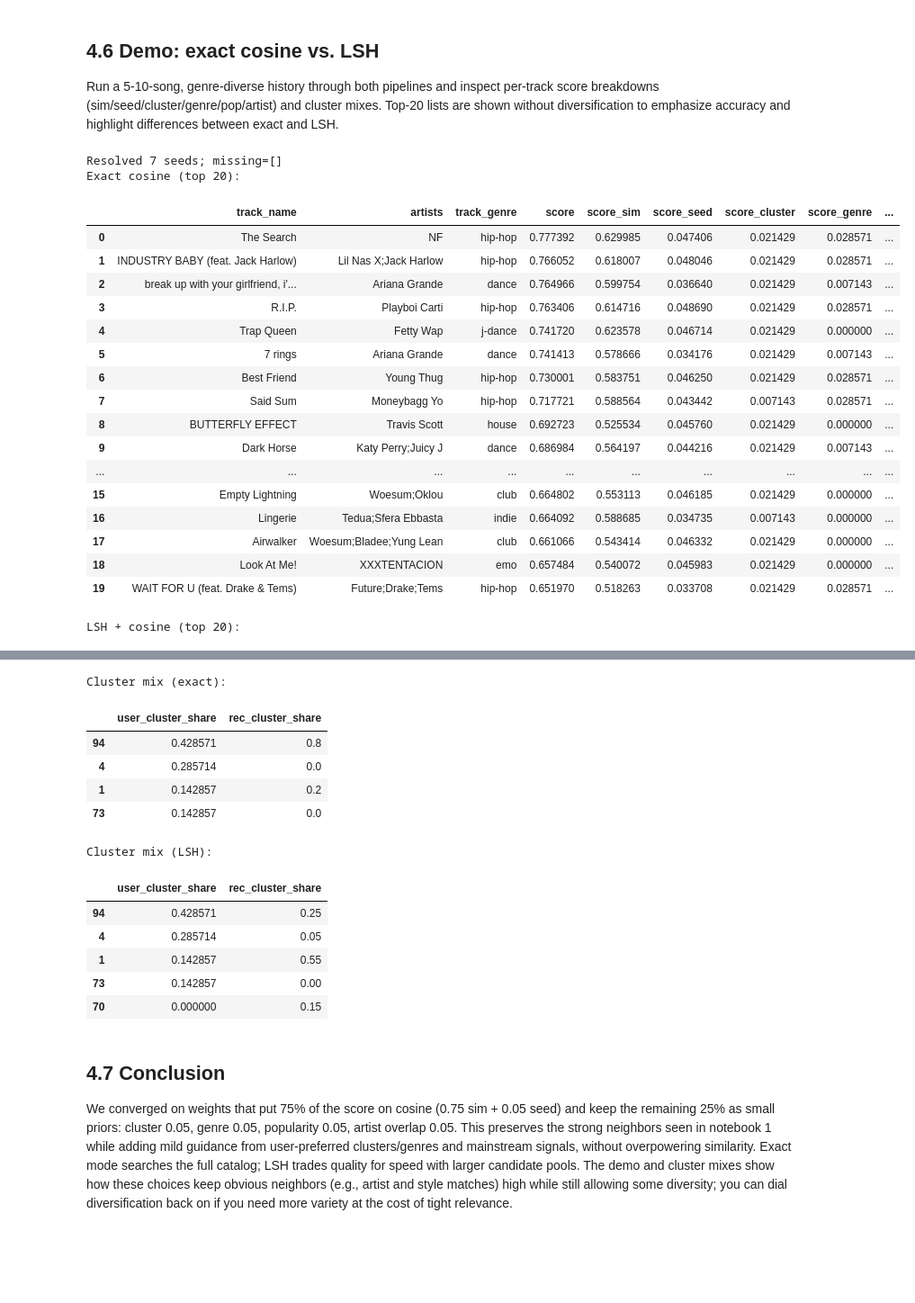
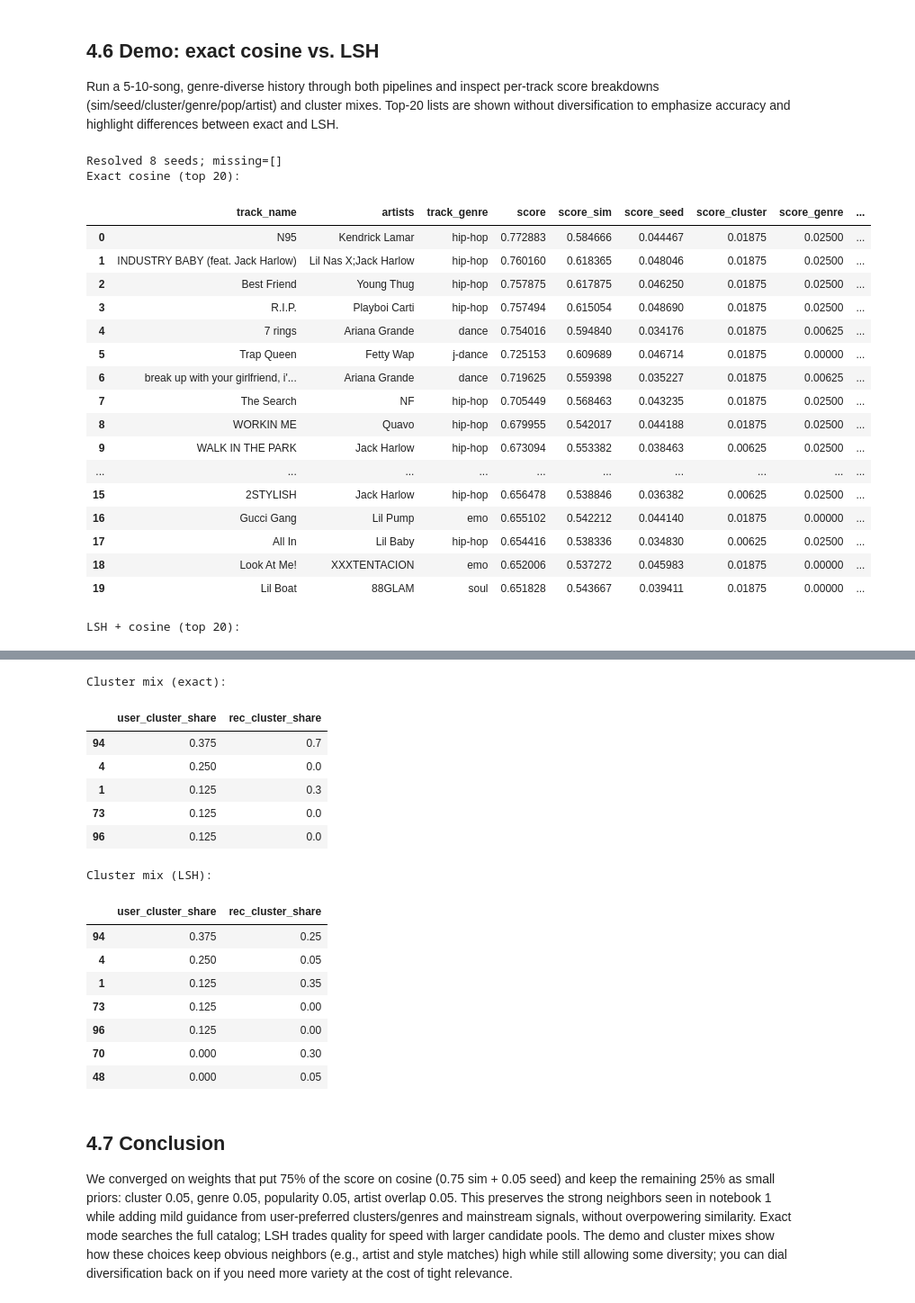
Before and after one commit to adamajane/computational-tools-for-data-science-02807-project, a Jupyter notebook: main/4-final-recommendation-system.ipynb, the cells around one changed output, grey strips where cells are left out. Shown at 90% size. Saved outputs shown, nothing was run; the diff lists cells and outputs as text; code cells hidden in the pictures; blank space fills up the shorter version.

```diff
--- a/main/4-final-recommendation-system.ipynb
+++ b/main/4-final-recommendation-system.ipynb
@@ -518,56 +518,58 @@ Run a 5-10-song, genre-diverse history through both pipelines and inspect per-tr
 demo_history = [
     {"track_name": "HUMBLE.", "artist": "Kendrick Lamar"},
     {"track_name": "All The Stars (with SZA)", "artist": "Kendrick Lamar"},
-    {"track_name": "N95", "artist": "Kendrick Lamar"},
     {"track_name": "SICKO MODE", "artist": "Travis Scott"},
     {"track_name": "positions", "artist": "Ariana Grande"},
     {"track_name": "Shape of You", "artist": "Ed Sheeran"},
     {"track_name": "Die For You", "artist": "The Weeknd"},
-]
+    {"track_name": "ROCKSTAR", "artist": "DaBaby"},
+    {"track_name": "BUTTERFLY EFFECT", "artist": "Travis Scott"},
+    ]
+
 
 exact_res = recommend(demo_history, mode="exact", top_n=20, diversify=False)
 lsh_res = recommend(demo_history, mode="lsh", top_n=20, max_candidates_per_seed=1200, diversify=False)
 
 print(f"Resolved {len(exact_res['seed_indices'])} seeds; missing={exact_res['missing']}")
 print("Exact cosine (top 20):")
 display(exact_res["recs"][
     [
         "track_name", "artists", "track_genre", "score", "score_sim", "score_seed", "score_cluster",
         "score_genre", "score_pop", "score_artist", "why",
     ]
 ].head(20))
 
 print("LSH + cosine (top 20):")
 display(lsh_res["recs"][
     [
         "track_name", "artists", "track_genre", "score", "score_sim", "score_seed", "score_cluster",
         "score_genre", "score_pop", "score_artist", "why",
     ]
 ].head(20))
 
 print("Cluster mix (exact):")
 display(summarize_mix(exact_res["seed_indices"], exact_res["recs"]))
 print("Cluster mix (LSH):")
 display(summarize_mix(exact_res["seed_indices"], lsh_res["recs"]))
 # %% [output]
-Resolved 7 seeds; missing=[]
+Resolved 8 seeds; missing=[]
 Exact cosine (top 20):
 |  | track_name | artists | track_genre | score | score_sim | score_seed | score_cluster | score_genre | ... |
-| 0 | The Search | NF | hip-hop | 0.777392 | 0.629985 | 0.047406 | 0.021429 | 0.028571 | ... |
-| 1 | INDUSTRY BABY (feat. Jack Harlow) | Lil Nas X;Jack Harlow | hip-hop | 0.766052 | 0.618007 | 0.048046 | 0.021429 | 0.028571 | ... |
-| 2 | break up with your girlfriend, i'... | Ariana Grande | dance | 0.764966 | 0.599754 | 0.036640 | 0.021429 | 0.007143 | ... |
-| 3 | R.I.P. | Playboi Carti | hip-hop | 0.763406 | 0.614716 | 0.048690 | 0.021429 | 0.028571 | ... |
-| 4 | Trap Queen | Fetty Wap | j-dance | 0.741720 | 0.623578 | 0.046714 | 0.021429 | 0.000000 | ... |
-| 5 | 7 rings | Ariana Grande | dance | 0.741413 | 0.578666 | 0.034176 | 0.021429 | 0.007143 | ... |
-| 6 | Best Friend | Young Thug | hip-hop | 0.730001 | 0.583751 | 0.046250 | 0.021429 | 0.028571 | ... |
-| 7 | Said Sum | Moneybagg Yo | hip-hop | 0.717721 | 0.588564 | 0.043442 | 0.007143 | 0.028571 | ... |
-| 8 | BUTTERFLY EFFECT | Travis Scott | house | 0.692723 | 0.525534 | 0.045760 | 0.021429 | 0.000000 | ... |
-| 9 | Dark Horse | Katy Perry;Juicy J | dance | 0.686984 | 0.564197 | 0.044216 | 0.021429 | 0.007143 | ... |
+| 0 | N95 | Kendrick Lamar | hip-hop | 0.772883 | 0.584666 | 0.044467 | 0.01875 | 0.02500 | ... |
+| 1 | INDUSTRY BABY (feat. Jack Harlow) | Lil Nas X;Jack Harlow | hip-hop | 0.760160 | 0.618365 | 0.048046 | 0.01875 | 0.02500 | ... |
+| 2 | Best Friend | Young Thug | hip-hop | 0.757875 | 0.617875 | 0.046250 | 0.01875 | 0.02500 | ... |
+| 3 | R.I.P. | Playboi Carti | hip-hop | 0.757494 | 0.615054 | 0.048690 | 0.01875 | 0.02500 | ... |
+| 4 | 7 rings | Ariana Grande | dance | 0.754016 | 0.594840 | 0.034176 | 0.01875 | 0.00625 | ... |
+| 5 | Trap Queen | Fetty Wap | j-dance | 0.725153 | 0.609689 | 0.046714 | 0.01875 | 0.00000 | ... |
+| 6 | break up with your girlfriend, i'... | Ariana Grande | dance | 0.719625 | 0.559398 | 0.035227 | 0.01875 | 0.00625 | ... |
+| 7 | The Search | NF | hip-hop | 0.705449 | 0.568463 | 0.043235 | 0.01875 | 0.02500 | ... |
+| 8 | WORKIN ME | Quavo | hip-hop | 0.679955 | 0.542017 | 0.044188 | 0.01875 | 0.02500 | ... |
+| 9 | WALK IN THE PARK | Jack Harlow | hip-hop | 0.673094 | 0.553382 | 0.038463 | 0.00625 | 0.02500 | ... |
 | ... | ... | ... | ... | ... | ... | ... | ... | ... | ... |
-| 15 | Empty Lightning | Woesum;Oklou | club | 0.664802 | 0.553113 | 0.046185 | 0.021429 | 0.000000 | ... |
-| 16 | Lingerie | Tedua;Sfera Ebbasta | indie | 0.664092 | 0.588685 | 0.034735 | 0.007143 | 0.000000 | ... |
-| 17 | Airwalker | Woesum;Bladee;Yung Lean | club | 0.661066 | 0.543414 | 0.046332 | 0.021429 | 0.000000 | ... |
-| 18 | Look At Me! | XXXTENTACION | emo | 0.657484 | 0.540072 | 0.045983 | 0.021429 | 0.000000 | ... |
-| 19 | WAIT FOR U (feat. Drake & Tems) | Future;Drake;Tems | hip-hop | 0.651970 | 0.518263 | 0.033708 | 0.021429 | 0.028571 | ... |
+| 15 | 2STYLISH | Jack Harlow | hip-hop | 0.656478 | 0.538846 | 0.036382 | 0.00625 | 0.02500 | ... |
+| 16 | Gucci Gang | Lil Pump | emo | 0.655102 | 0.542212 | 0.044140 | 0.01875 | 0.00000 | ... |
+| 17 | All In | Lil Baby | hip-hop | 0.654416 | 0.538336 | 0.034830 | 0.00625 | 0.02500 | ... |
+| 18 | Look At Me! | XXXTENTACION | emo | 0.652006 | 0.537272 | 0.045983 | 0.01875 | 0.00000 | ... |
+| 19 | Lil Boat | 88GLAM | soul | 0.651828 | 0.543667 | 0.039411 | 0.01875 | 0.00000 | ... |
 LSH + cosine (top 20):
 |  | track_name | artists | track_genre | score | score_sim | score_seed | score_cluster | score_genre | ... |
@@ -590,16 +592,19 @@ LSH + cosine (top 20):
 Cluster mix (exact):
 |  | user_cluster_share | rec_cluster_share |
-| 94 | 0.428571 | 0.8 |
-| 4 | 0.285714 | 0.0 |
-| 1 | 0.142857 | 0.2 |
-| 73 | 0.142857 | 0.0 |
+| 94 | 0.375 | 0.7 |
+| 4 | 0.250 | 0.0 |
+| 1 | 0.125 | 0.3 |
+| 73 | 0.125 | 0.0 |
+| 96 | 0.125 | 0.0 |
 Cluster mix (LSH):
 |  | user_cluster_share | rec_cluster_share |
-| 94 | 0.428571 | 0.25 |
-| 4 | 0.285714 | 0.05 |
-| 1 | 0.142857 | 0.55 |
-| 73 | 0.142857 | 0.00 |
-| 70 | 0.000000 | 0.15 |
+| 94 | 0.375 | 0.25 |
+| 4 | 0.250 | 0.05 |
+| 1 | 0.125 | 0.35 |
+| 73 | 0.125 | 0.00 |
+| 96 | 0.125 | 0.00 |
+| 70 | 0.000 | 0.30 |
+| 48 | 0.000 | 0.05 |
 # %% [markdown]
 
 ## 4.7 Conclusion
```
Also changed, not shown: parts of 1 cell of this notebook.
